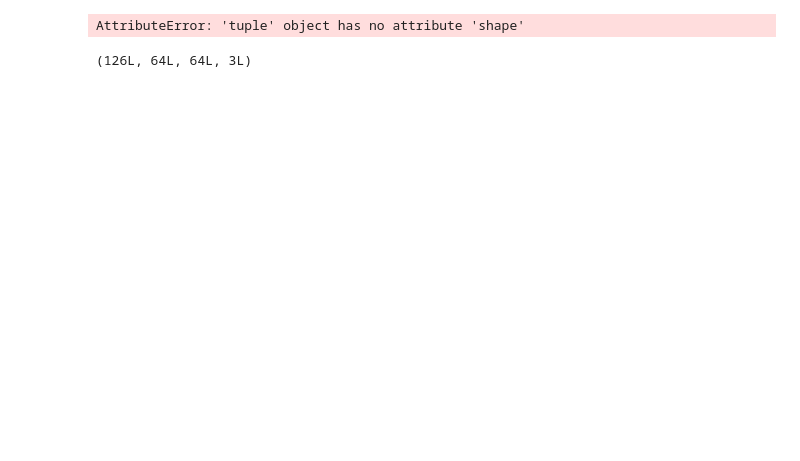
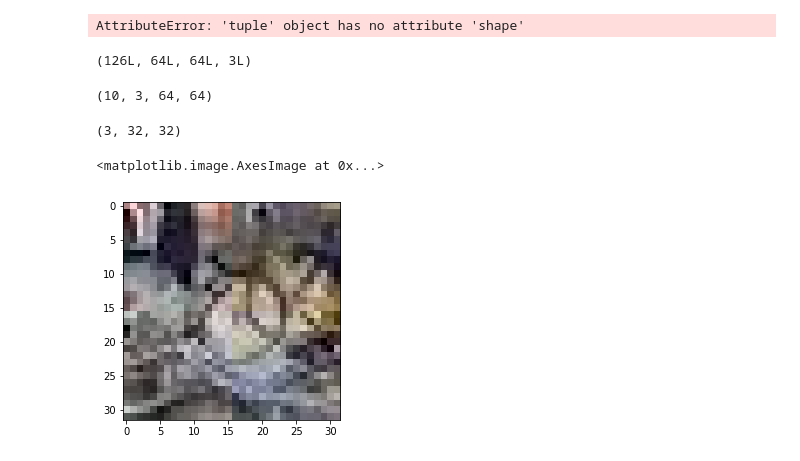
Before and after one commit to StephanieLarocque/ift6266_project, a Jupyter notebook: train_gan.ipynb, the cells around one changed output. Drawn from its saved outputs; the diff is of its cells as text; code cells hidden in the pictures; blank space fills up the shorter version.

```diff
--- a/train_gan.ipynb
+++ b/train_gan.ipynb
@@ -212,3 +316,18 @@ AttributeError: 'tuple' object has no attribute 'shape'
 img_train_batch.shape
 # %% [output]
 (126L, 64L, 64L, 3L)
+# %%
+img_train_batch.shape
+# %% [output]
+(10, 3, 64, 64)
+# %%
+center_train_batch[0].shape
+# %% [output]
+(3, 32, 32)
+# %%
+
+image_reshape = np.transpose(center_train_batch[0],(1,2,0))
+imshow(image_reshape)
+# %% [output]
+<matplotlib.image.AxesImage at 0x...>
+[figure, added]
```
Also changed, not shown: parts of 17 cells of this notebook, 2 other files.
